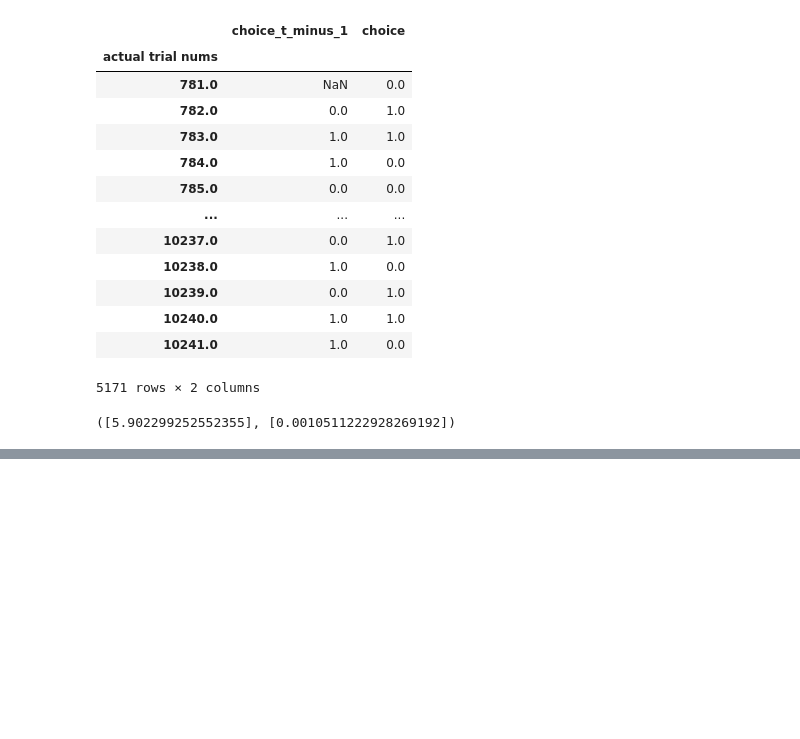
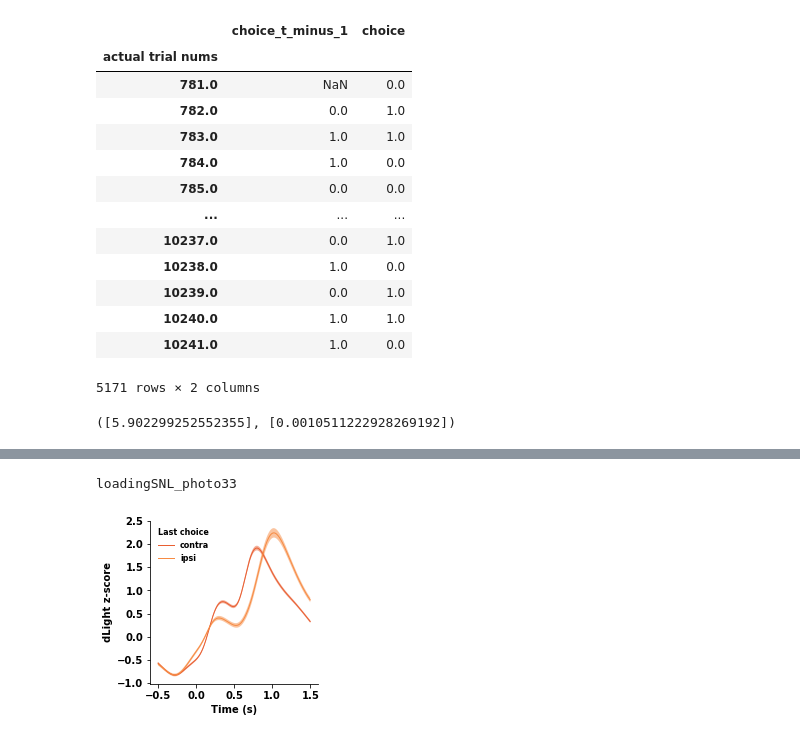
Before and after one commit to fgreenstreet/APE_paper, a Jupyter notebook: bias_analysis/bias_analysis_all_trials_APE_size_from_raw_across_mice.ipynb, the cells around one changed output, grey strips where cells are left out. Saved outputs shown, nothing was run; the diff lists cells and outputs as text; code cells hidden in the pictures; blank space fills up the shorter version.

```diff
--- a/bias_analysis/bias_analysis_all_trials_APE_size_from_raw_across_mice.ipynb
+++ b/bias_analysis/bias_analysis_all_trials_APE_size_from_raw_across_mice.ipynb
@@ -348,0 +297,13 @@ Ttest_1sampResult(statistic=-2.9083527305451655, pvalue=0.03346376637415097)
+# %%
+# Example mouse
+site = 'Nacc'
+mouse = change_over_time_mice[site][4]
+traces_df = get_photometry_traces_previous_choice_same_stim(mouse, num_lags=1)
+last_choice_contra = traces_df[traces_df['choice_t_minus_1'] == 1]
+last_choice_ipsi = traces_df[traces_df['choice_t_minus_1'] == 0]
+fig, axs = plt.subplots(1,1, figsize=[3,3])
+plot_example_mouse_traces_side(last_choice_contra, 'contra', axs, site)
+plot_example_mouse_traces_side(last_choice_ipsi, 'ipsi', axs, site)
+# %% [output]
+loadingSNL_photo33
+[figure, added]
```
Also changed, not shown: parts of 15 cells of this notebook, 1 other file.
